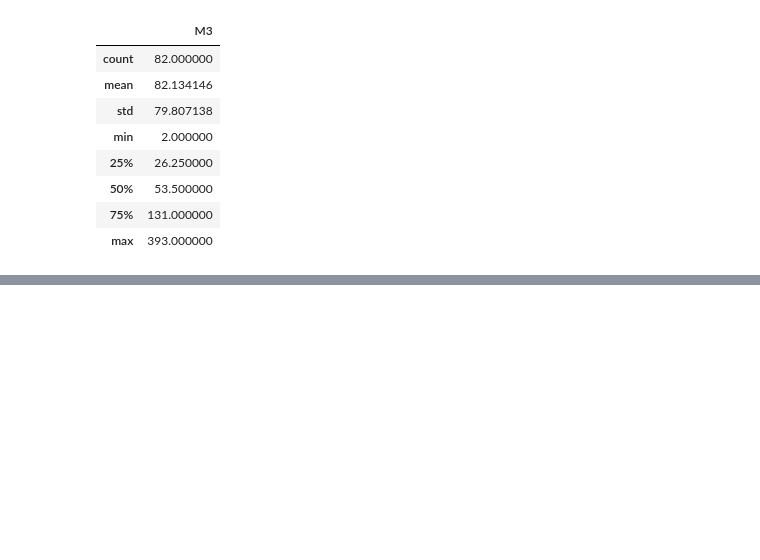
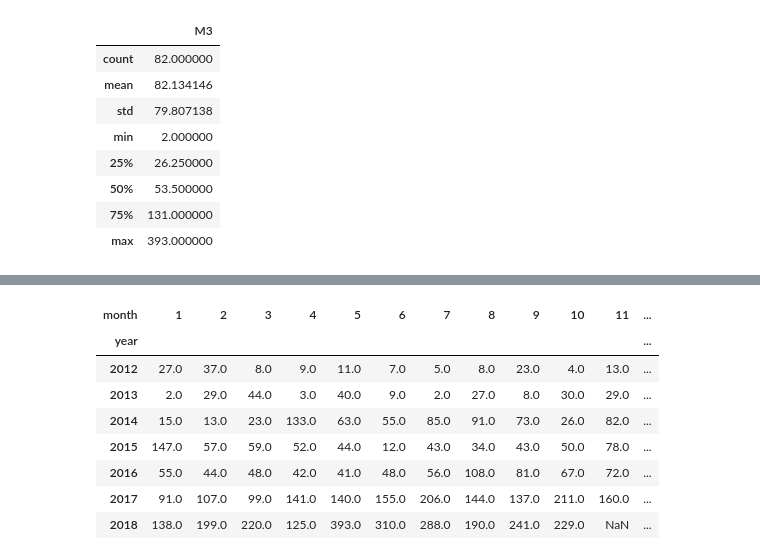
Before and after one commit to seonydg/ml-regression-order-quantity-forecast, a Jupyter notebook: regression-order-quantity-forecast.ipynb, the cells around one changed output, grey strips where cells are left out. Drawn from its saved outputs; the diff is of its cells as text; code cells hidden in the pictures; blank space fills up the shorter version.

```diff
--- a/regression-order-quantity-forecast.ipynb
+++ b/regression-order-quantity-forecast.ipynb
@@ -64,0 +100,18 @@ df.describe()
+# %%
+# pivot table을 활용 년도벼 월별 자재 발주량 비교
+df_pivot = pd.pivot_table(df,                  # 피벗할 데이터프레임
+                      index = 'year',          # 행 위치에 들어갈 열
+                      columns = 'month',       # 열 위치에 들어갈 열
+                      values = 'M3')           # 데이터로 사용할 열
+
+df_pivot
+# %% [output]
+| month | 1 | 2 | 3 | 4 | 5 | 6 | 7 | 8 | 9 | 10 | 11 | ... |
+| year |  |  |  |  |  |  |  |  |  |  |  | ... |
+| 2012 | 27.0 | 37.0 | 8.0 | 9.0 | 11.0 | 7.0 | 5.0 | 8.0 | 23.0 | 4.0 | 13.0 | ... |
+| 2013 | 2.0 | 29.0 | 44.0 | 3.0 | 40.0 | 9.0 | 2.0 | 27.0 | 8.0 | 30.0 | 29.0 | ... |
+| 2014 | 15.0 | 13.0 | 23.0 | 133.0 | 63.0 | 55.0 | 85.0 | 91.0 | 73.0 | 26.0 | 82.0 | ... |
+| 2015 | 147.0 | 57.0 | 59.0 | 52.0 | 44.0 | 12.0 | 43.0 | 34.0 | 43.0 | 50.0 | 78.0 | ... |
+| 2016 | 55.0 | 44.0 | 48.0 | 42.0 | 41.0 | 48.0 | 56.0 | 108.0 | 81.0 | 67.0 | 72.0 | ... |
+| 2017 | 91.0 | 107.0 | 99.0 | 141.0 | 140.0 | 155.0 | 206.0 | 144.0 | 137.0 | 211.0 | 160.0 | ... |
+| 2018 | 138.0 | 199.0 | 220.0 | 125.0 | 393.0 | 310.0 | 288.0 | 190.0 | 241.0 | 229.0 | NaN | ... |
```
Also changed, not shown: parts of 5 cells of this notebook.
